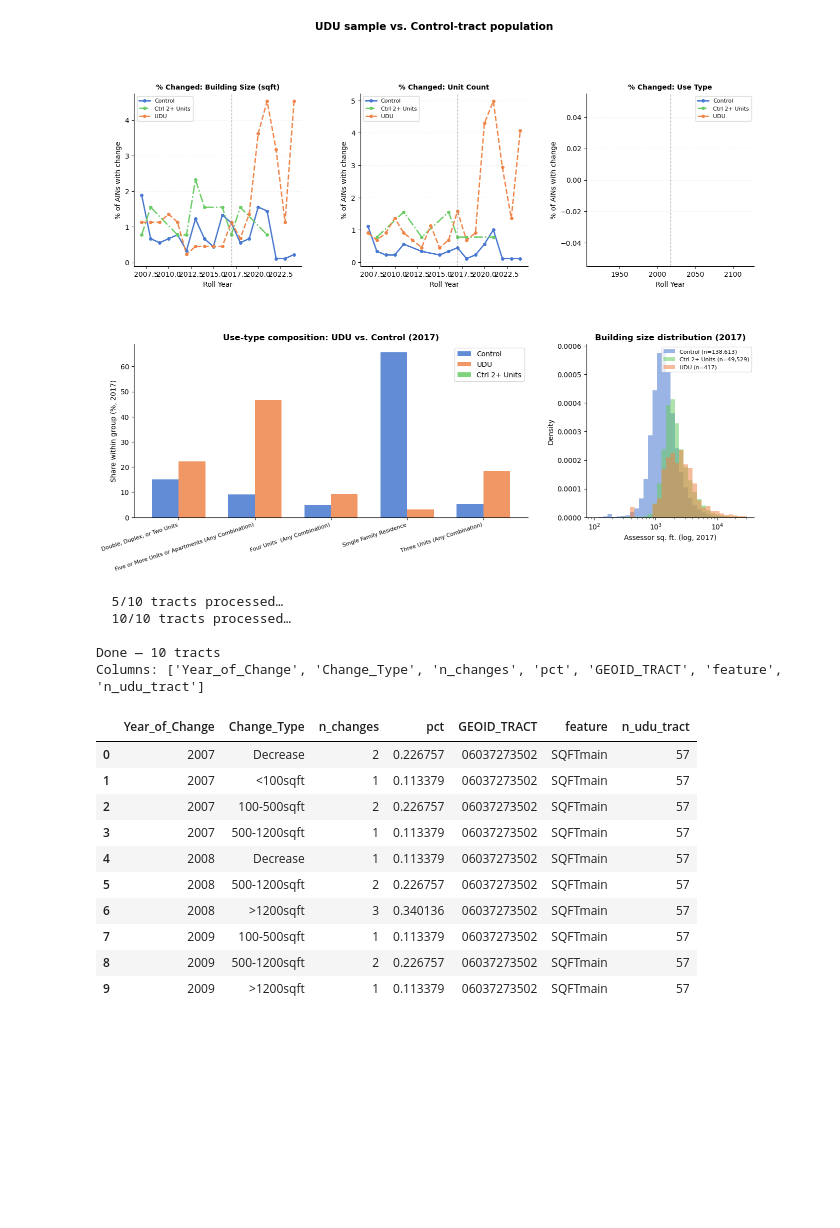
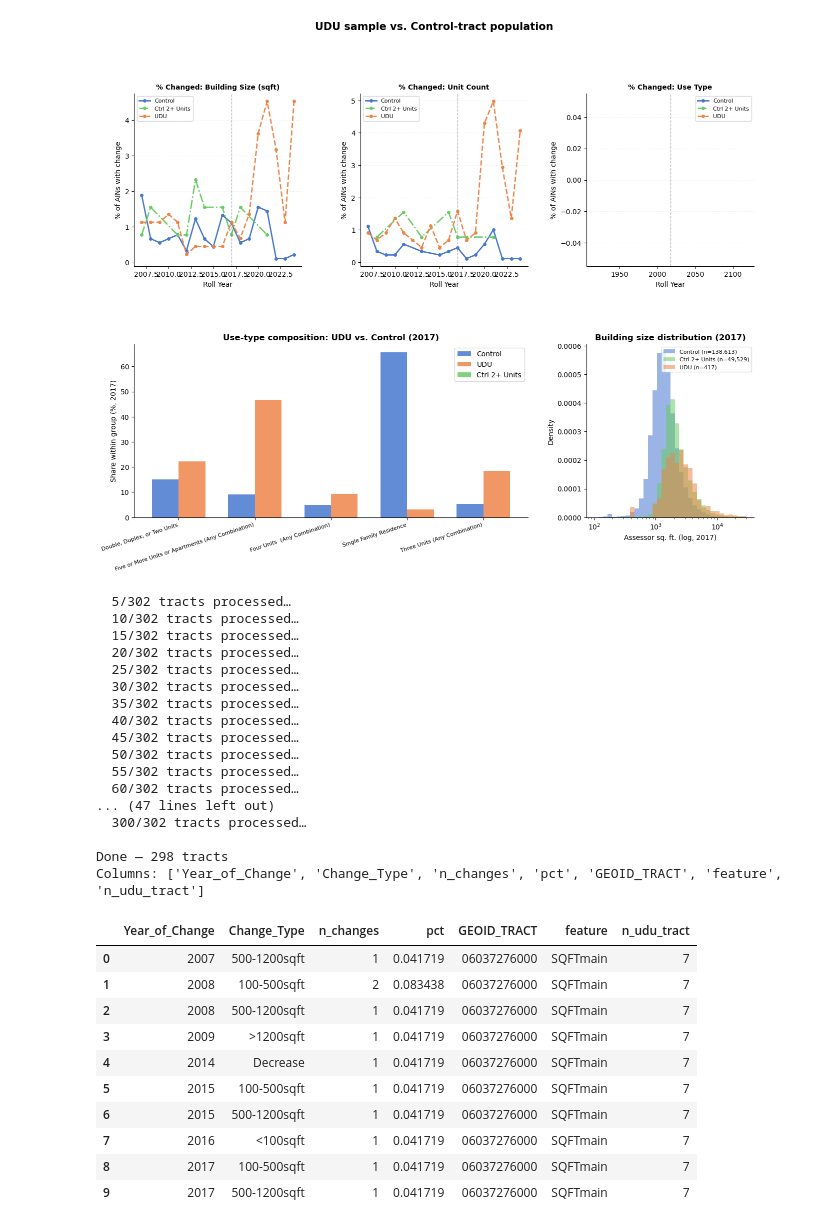
Before and after one commit to AdamSwietek/Hidden_Housing, a Jupyter notebook: notebooks/tasks/06_census_control_analysis.ipynb, the cells around one changed output. Cells and saved outputs as stored; diff of their text form; code cells hidden in the pictures; blank space fills up the shorter version.

```diff
--- a/notebooks/tasks/06_census_control_analysis.ipynb
+++ b/notebooks/tasks/06_census_control_analysis.ipynb
@@ -464,7 +459,7 @@ def get_changes(df, target_col, mode='default', usecondition=None):
     elif mode == 'units':
         changes['diff'] = changes['Value_After'] - changes['Value_Before']
         bins = [-np.inf, -1, 0.5, 1.5, 4.5, np.inf]
-        labels = ['Unit Loss', 'Correction', '+1 Unit', '+2-4 Units', '5+ Units']
+        labels = ['Unit Loss', '-1 Unit', '+1 Unit', '+2-4 Units', '5+ Units']
         changes['Change_Type'] = pd.cut(changes['diff'], bins=bins, labels=labels)
 
     elif mode == 'use_type':
@@ -492,7 +487,7 @@ plot_tasks = [
 
 tract_records = []
 
-udu_tracts_sorted = udu_tracts.sort_values('n_udu').tail(10).copy()
+udu_tracts_sorted = udu_tracts.sort_values('n_udu').copy()
 
 for i, (_, row) in enumerate(udu_tracts_sorted.iterrows()):
     geoid  = row['GEOID_TRACT']
@@ -511,46 +506,58 @@ for i, (_, row) in enumerate(udu_tracts_sorted.iterrows()):
 
     for task in plot_tasks:
         col, mode = task['col'], task['mode']
         chg = get_changes(ctrl_df, col, mode=mode, usecondition=USETYPE_CONDITION)
         if chg.empty:
             continue
 
         # Share = change events per year-category / total control AINs in tract
         counts = (
             chg.groupby(['Year_of_Change', 'Change_Type'])
             .size()
             .reset_index(name='n_changes')
         )
         counts['pct']        = counts['n_changes'] / n_ains * 100
         counts['GEOID_TRACT']= geoid
         counts['feature']    = col
         counts['n_udu_tract']= n_udu
         tract_records.append(counts)
 
     if (i + 1) % 5 == 0:
         print(f'  {i+1}/{len(udu_tracts_sorted)} tracts processed…')
 
 ctrl_tract_rates = pd.concat(tract_records, ignore_index=True)
 print(f'\nDone — {ctrl_tract_rates["GEOID_TRACT"].nunique():,} tracts')
 print(f'Columns: {ctrl_tract_rates.columns.tolist()}')
 ctrl_tract_rates.head(10)
 # %% [output]
-  5/10 tracts processed…
-  10/10 tracts processed…
+  5/302 tracts processed…
+  10/302 tracts processed…
+  15/302 tracts processed…
+  20/302 tracts processed…
+  25/302 tracts processed…
+  30/302 tracts processed…
+  35/302 tracts processed…
+  40/302 tracts processed…
+  45/302 tracts processed…
+  50/302 tracts processed…
+  55/302 tracts processed…
+  60/302 tracts processed…
+... (47 lines left out)
+  300/302 tracts processed…
 
-Done — 10 tracts
+Done — 298 tracts
 Columns: ['Year_of_Change', 'Change_Type', 'n_changes', 'pct', 'GEOID_TRACT', 'feature', 'n_udu_tract']
 |  | Year_of_Change | Change_Type | n_changes | pct | GEOID_TRACT | feature | n_udu_tract |
-| 0 | 2007 | Decrease | 2 | 0.226757 | 06037273502 | SQFTmain | 57 |
-| 1 | 2007 | <100sqft | 1 | 0.113379 | 06037273502 | SQFTmain | 57 |
-| 2 | 2007 | 100-500sqft | 2 | 0.226757 | 06037273502 | SQFTmain | 57 |
-| 3 | 2007 | 500-1200sqft | 1 | 0.113379 | 06037273502 | SQFTmain | 57 |
-| 4 | 2008 | Decrease | 1 | 0.113379 | 06037273502 | SQFTmain | 57 |
-| 5 | 2008 | 500-1200sqft | 2 | 0.226757 | 06037273502 | SQFTmain | 57 |
-| 6 | 2008 | >1200sqft | 3 | 0.340136 | 06037273502 | SQFTmain | 57 |
-| 7 | 2009 | 100-500sqft | 1 | 0.113379 | 06037273502 | SQFTmain | 57 |
-| 8 | 2009 | 500-1200sqft | 2 | 0.226757 | 06037273502 | SQFTmain | 57 |
-| 9 | 2009 | >1200sqft | 1 | 0.113379 | 06037273502 | SQFTmain | 57 |
+| 0 | 2007 | 500-1200sqft | 1 | 0.041719 | 06037276000 | SQFTmain | 7 |
+| 1 | 2008 | 100-500sqft | 2 | 0.083438 | 06037276000 | SQFTmain | 7 |
+| 2 | 2008 | 500-1200sqft | 1 | 0.041719 | 06037276000 | SQFTmain | 7 |
+| 3 | 2009 | >1200sqft | 1 | 0.041719 | 06037276000 | SQFTmain | 7 |
+| 4 | 2014 | Decrease | 1 | 0.041719 | 06037276000 | SQFTmain | 7 |
+| 5 | 2015 | 100-500sqft | 1 | 0.041719 | 06037276000 | SQFTmain | 7 |
+| 6 | 2015 | 500-1200sqft | 1 | 0.041719 | 06037276000 | SQFTmain | 7 |
+| 7 | 2016 | <100sqft | 1 | 0.041719 | 06037276000 | SQFTmain | 7 |
+| 8 | 2017 | 100-500sqft | 1 | 0.041719 | 06037276000 | SQFTmain | 7 |
+| 9 | 2017 | 500-1200sqft | 1 | 0.041719 | 06037276000 | SQFTmain | 7 |
 # %%
 import matplotlib.pyplot as plt
 import numpy as np
```
Also changed, not shown: parts of 6 cells of this notebook, 8 other files.
